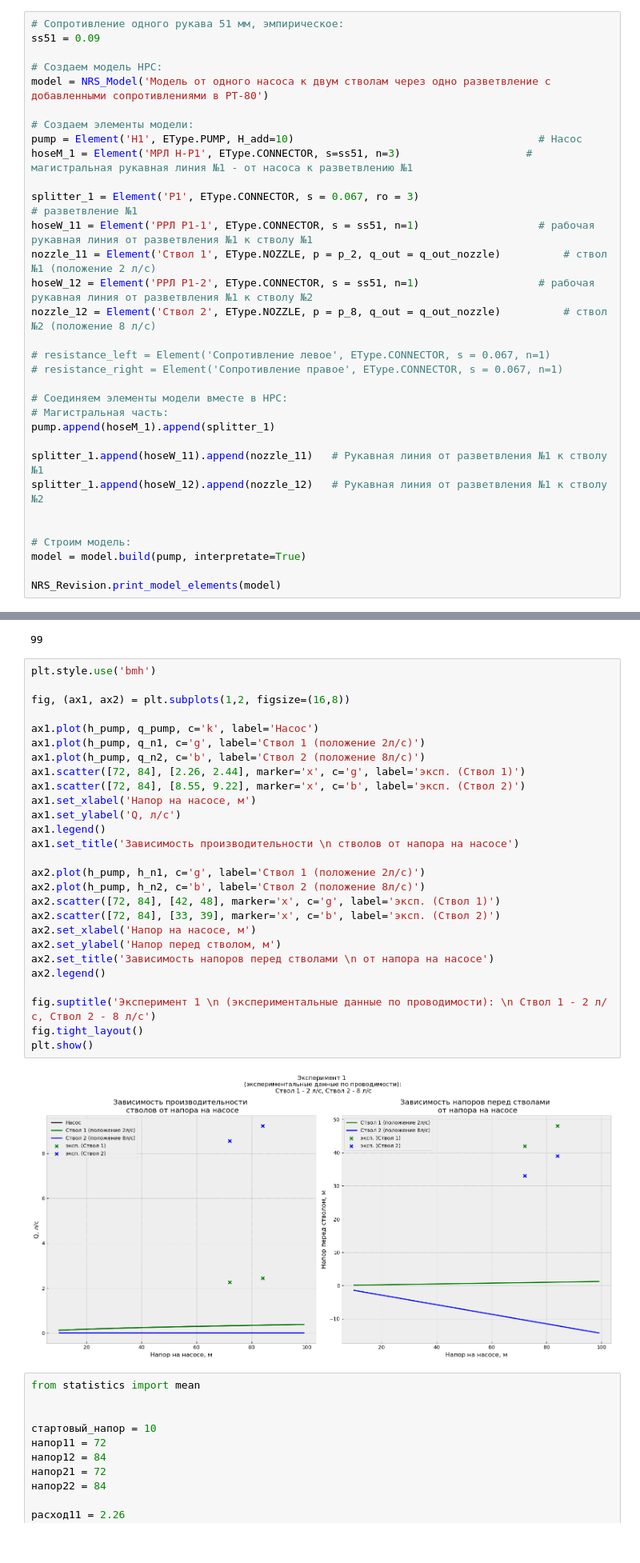
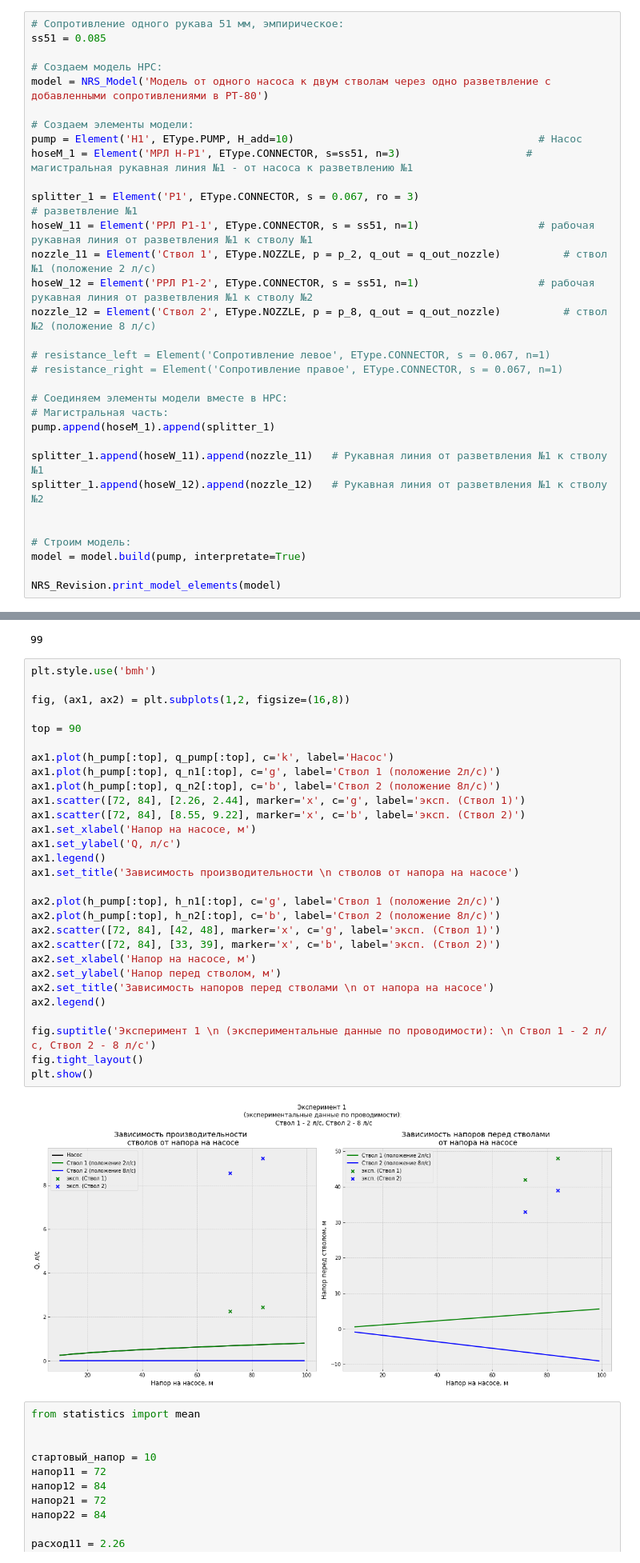
Before and after one commit to Obsidian-pb/NRS_modeller, a Jupyter notebook: workFolder/ttt.ipynb, the cells around one changed output, grey strips where cells are left out. Shown at 80% size. Drawn from its saved outputs; the diff is of its cells as text.

```diff
--- a/workFolder/ttt.ipynb
+++ b/workFolder/ttt.ipynb
@@ -370,7 +370,7 @@ p_6 = NRS_Revision.calc_p(6, 40)
 p_8 = NRS_Revision.calc_p(8.61, 40)
 # %%
 # Сопротивление одного рукава 51 мм, эмпирическое:
-ss51 = 0.09
+ss51 = 0.085
 
 # Создаем модель НРС:
 model = NRS_Model('Модель от одного насоса к двум стволам через одно разветвление с добавленными сопротивлениями в РТ-80')
@@ -454,32 +454,34 @@ for h in range (10, 100):
 # %%
 plt.style.use('bmh')
 
 fig, (ax1, ax2) = plt.subplots(1,2, figsize=(16,8))
 
-ax1.plot(h_pump, q_pump, c='k', label='Насос')
-ax1.plot(h_pump, q_n1, c='g', label='Ствол 1 (положение 2л/с)')
-ax1.plot(h_pump, q_n2, c='b', label='Ствол 2 (положение 8л/с)')
+top = 90
+
+ax1.plot(h_pump[:top], q_pump[:top], c='k', label='Насос')
+ax1.plot(h_pump[:top], q_n1[:top], c='g', label='Ствол 1 (положение 2л/с)')
+ax1.plot(h_pump[:top], q_n2[:top], c='b', label='Ствол 2 (положение 8л/с)')
 ax1.scatter([72, 84], [2.26, 2.44], marker='x', c='g', label='эксп. (Ствол 1)')
 ax1.scatter([72, 84], [8.55, 9.22], marker='x', c='b', label='эксп. (Ствол 2)')
 ax1.set_xlabel('Напор на насосе, м')
 ax1.set_ylabel('Q, л/с')
 ax1.legend()
 ax1.set_title('Зависимость производительности \n стволов от напора на насосе')
 
-ax2.plot(h_pump, h_n1, c='g', label='Ствол 1 (положение 2л/с)')
-ax2.plot(h_pump, h_n2, c='b', label='Ствол 2 (положение 8л/с)')
+ax2.plot(h_pump[:top], h_n1[:top], c='g', label='Ствол 1 (положение 2л/с)')
+ax2.plot(h_pump[:top], h_n2[:top], c='b', label='Ствол 2 (положение 8л/с)')
 ax2.scatter([72, 84], [42, 48], marker='x', c='g', label='эксп. (Ствол 1)')
 ax2.scatter([72, 84], [33, 39], marker='x', c='b', label='эксп. (Ствол 2)')
 ax2.set_xlabel('Напор на насосе, м')
 ax2.set_ylabel('Напор перед стволом, м')
 ax2.set_title('Зависимость напоров перед стволами \n от напора на насосе')
 ax2.legend()
 
 fig.suptitle('Эксперимент 1 \n (экспериментальные данные по проводимости): \n Ствол 1 - 2 л/с, Ствол 2 - 8 л/с')
 fig.tight_layout()
 plt.show()
 # %% [output]
-[figure, old version]
+[figure, new version]
 # %%
 from statistics import mean
 
```
Also changed, not shown: 1 other file.
